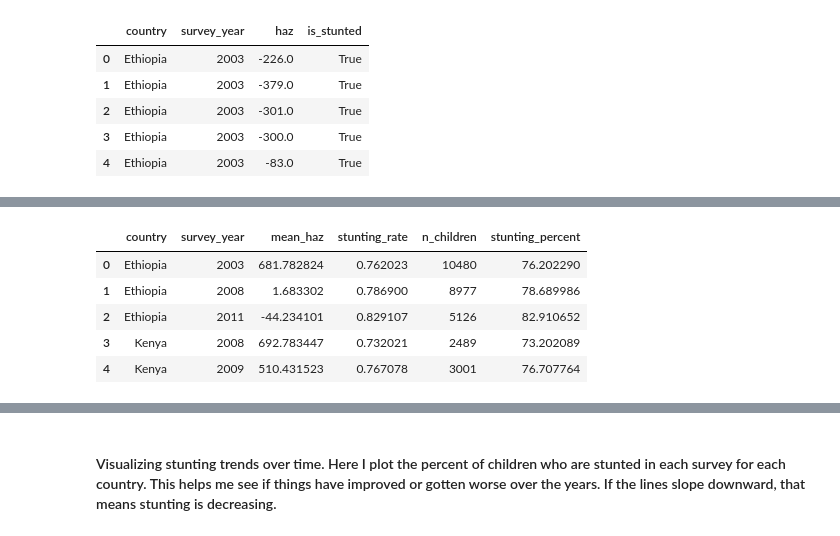
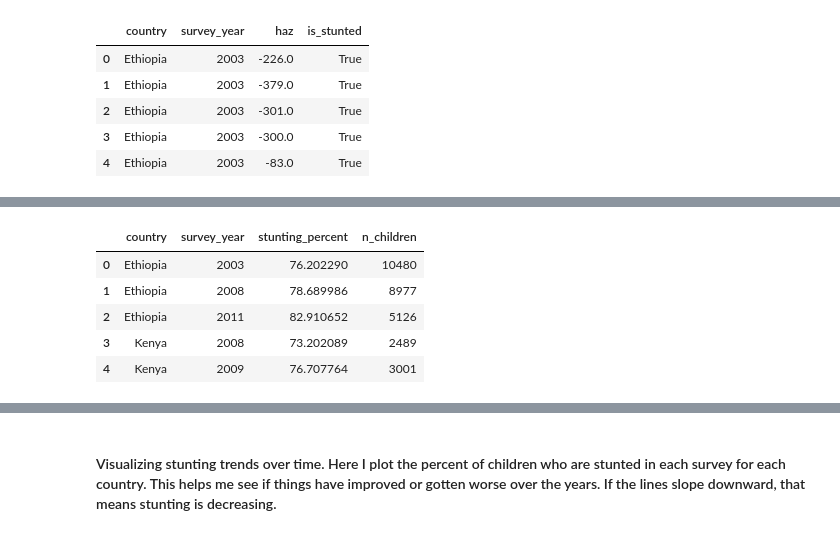
Before and after one commit to venusony/Climate-Malnutrition-EastAfrica, a Jupyter notebook: climate plus region data/Child malnutrition patterns and inequality in East Africa.ipynb, the cells around one changed output, grey strips where cells are left out. Cells and saved outputs as stored; diff of their text form; code cells hidden in the pictures.

```diff
--- a/climate plus region data/Child malnutrition patterns and inequality in East Africa.ipynb
+++ b/climate plus region data/Child malnutrition patterns and inequality in East Africa.ipynb
@@ -92,22 +100,32 @@ child_data[["country", "survey_year", "haz", "is_stunted"]].head()
 # %%
+# drop missing HAZ and create stunting flag
+children_all = child_data.dropna(subset=["haz"]).copy()
+children_all["is_stunted"] = children_all["haz"] < -2
+
+# summary by country and survey year
 summary = (
-    child_data
+    children_all
     .groupby(["country", "survey_year"])
     .agg(
         mean_haz=("haz", "mean"),
         stunting_rate=("is_stunted", "mean"),
         n_children=("haz", "size"),
     )
     .reset_index()
 )
 
+# turn share into percent
 summary["stunting_percent"] = summary["stunting_rate"] * 100
 
 summary.head()
+
+# for the trend plot we just copy the columns we need
+stunting_trend = summary[["country", "survey_year", "stunting_percent", "n_children"]].copy()
+stunting_trend.head()
 # %% [output]
-|  | country | survey_year | mean_haz | stunting_rate | n_children | stunting_percent |
-| 0 | Ethiopia | 2003 | 681.782824 | 0.762023 | 10480 | 76.202290 |
-| 1 | Ethiopia | 2008 | 1.683302 | 0.786900 | 8977 | 78.689986 |
-| 2 | Ethiopia | 2011 | -44.234101 | 0.829107 | 5126 | 82.910652 |
-| 3 | Kenya | 2008 | 692.783447 | 0.732021 | 2489 | 73.202089 |
-| 4 | Kenya | 2009 | 510.431523 | 0.767078 | 3001 | 76.707764 |
+|  | country | survey_year | stunting_percent | n_children |
+| 0 | Ethiopia | 2003 | 76.202290 | 10480 |
+| 1 | Ethiopia | 2008 | 78.689986 | 8977 |
+| 2 | Ethiopia | 2011 | 82.910652 | 5126 |
+| 3 | Kenya | 2008 | 73.202089 | 2489 |
+| 4 | Kenya | 2009 | 76.707764 | 3001 |
```
Also changed, not shown: parts of 36 cells of this notebook, 2 other files.
